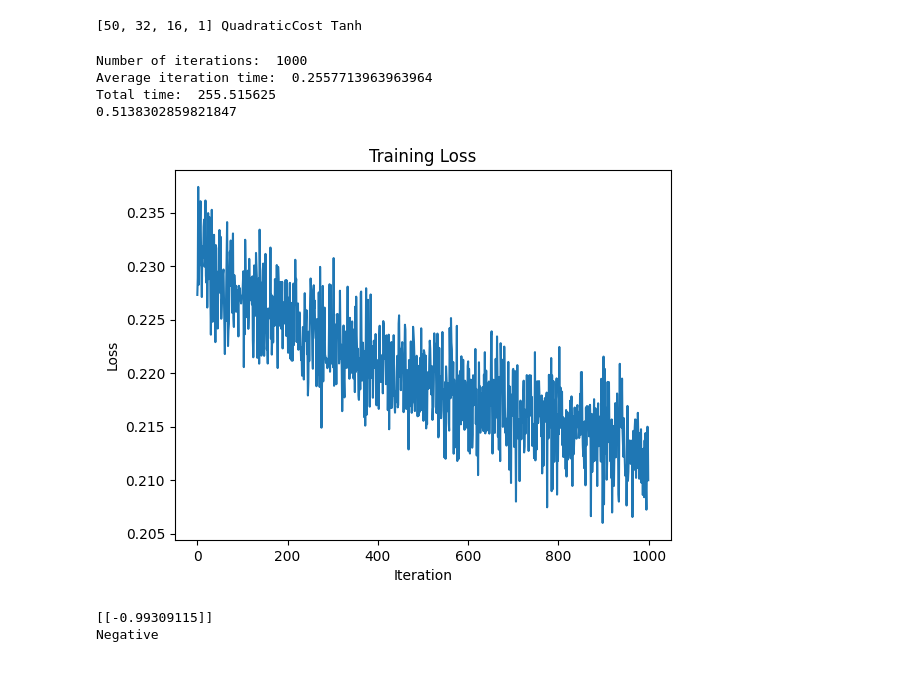
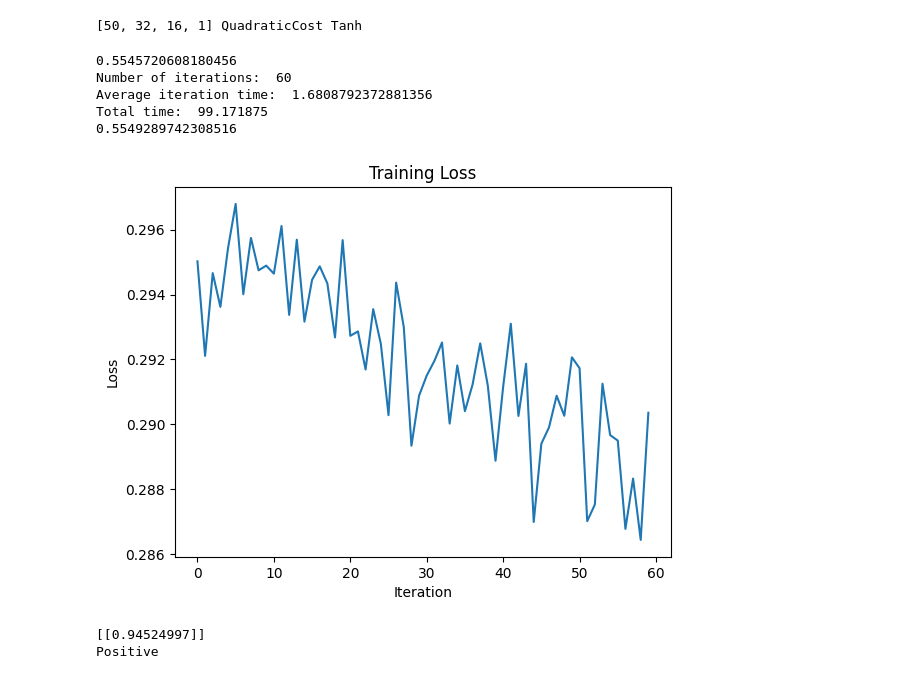
Before and after one commit to ksananth4424/ML_IISc, a Jupyter notebook: Sentiment_model/model_glove_50d.ipynb, the cells around one changed output. Drawn from its saved outputs; the diff is of its cells as text; code cells hidden in the pictures.

```diff
--- a/Sentiment_model/model_glove_50d.ipynb
+++ b/Sentiment_model/model_glove_50d.ipynb
@@ -163,8 +163,8 @@ class Network(object):
         f.close()
 
     def test(self, test_data, error=False):
-        # print(self.feedforward(test_data[0][0]))
-        test_results = [(1 if self.feedforward(x) > 0 else 0, y) for (x, y) in test_data]
+        # use softmax to convert the output to probabilities
+        test_results = [(1 if self.feedforward(x) > 0.5 else 0, y) for (x, y) in test_data]
         accuracy = np.mean([int(x == y) for (x, y) in test_results])
         # print("Accuracy: ", accuracy)
         # print(test_results)
@@ -274,18 +304,18 @@ def get_vector_of_sentence(sentence, model):
 # %% [markdown]
 ## Load SST2 Dataset and make the required adjustments
 # %%
+from datasets import load_dataset
+ds = load_dataset("stanfordnlp/sst2")
+
 # from datasets import load_dataset
-# ds = load_dataset("stanfordnlp/sst2")
-
-from datasets import load_dataset
-ds = load_dataset("cornell-movie-review-data/rotten_tomatoes")
+# ds = load_dataset("cornell-movie-review-data/rotten_tomatoes")
 # %%
 from datasets import concatenate_datasets
 combined_dataset = concatenate_datasets([ds['train'], ds['validation'], ds['test']])
 # %%
 # Vectorize all sentences
-# sentence_vectors = [get_vector_of_sentence(item['sentence'], model) for item in combined_dataset]
-sentence_vectors = [get_vector_of_sentence(item['text'], model) for item in combined_dataset]
+sentence_vectors = [get_vector_of_sentence(item['sentence'], model) for item in combined_dataset]
+# sentence_vectors = [get_vector_of_sentence(item['text'], model) for item in combined_dataset]
 
 # Extract labels
 labels = [item['label'] for item in combined_dataset]
@@ -322,7 +352,7 @@ net = load_network()
 n = len(training_data)
 k = n//2
 
-initial_eta = 0.001
+initial_eta = 0.01
 decay_rate = 0.96
 decay_step = 100
 decay = 0.001
@@ -332,6 +362,7 @@ losses = []
 previous_loss = 0
 iteration_time = []
 # np.random.seed(42)
+print(net.test(test_data))
 while True:
     time1 = time.process_time()
     random_seed = random.randint(0, n)
@@ -340,41 +371,42 @@ while True:
     temp_X_train = X_train[indices]
     temp_y_train = y_train[indices]
     training_inputs = [np.reshape(x, (len(x), 1)) for x in temp_X_train]
     training_results = [np.reshape(y, (1, 1)) for y in temp_y_train]
     temp_training_data = list(zip(training_inputs, training_results))
 
     eta = initial_eta / (1 + decay * iterations)
     # eta = initial_eta * decay_rate ** (iterations / decay_step)
     net.train(temp_training_data, 1, eta)
     temp = Network.loss(net, temp_training_data)
     losses.append(temp)
     # if abs(temp - previous_loss) < 1e-7 or iterations == 8000:
     #     break
-    if(iterations == 1000):
+    if(iterations == 60):
        break
     previous_loss = temp
     iterations += 1
     time2 = time.process_time()
     iteration_time.append(time2 - time1)
 
 print("Number of iterations: ", iterations)
 print("Average iteration time: ", np.mean(iteration_time))
 print("Total time: ", np.sum(iteration_time))
 print(net.test(test_data))
 plt.figure()
 plt.plot(losses)
 plt.xlabel('Iteration')
 plt.ylabel('Loss')
 plt.title('Training Loss')
 plt.show()
 # %% [output]
-Number of iterations:  1000
-Average iteration time:  0.2557713963963964
-Total time:  255.515625
-0.5138302859821847
+0.5545720608180456
+Number of iterations:  60
+Average iteration time:  1.6808792372881356
+Total time:  99.171875
+0.5549289742308516
-[figure, old version]
+[figure, new version]
 # %%
-temp = get_vector_of_sentence("satisfied", model)
+temp = get_vector_of_sentence("disappointed", model)
 temp = np.reshape(temp, (len(temp), 1))
 prediction = net.feedforward(temp)
 print(prediction)
@@ -383,5 +415,5 @@ if prediction >= 0:
 else:
     print("Negative")
 # %% [output]
-[[-0.99309115]]
-Negative
+[[0.94524997]]
+Positive
```
Also changed, not shown: parts of 3 cells of this notebook, 1 other file.
